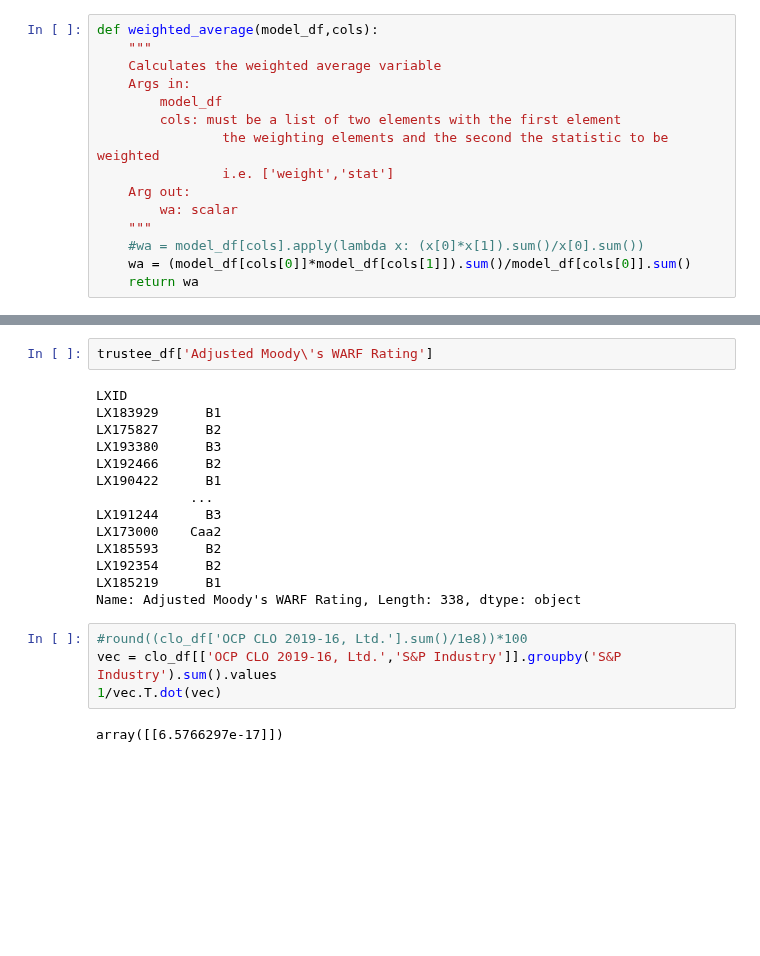
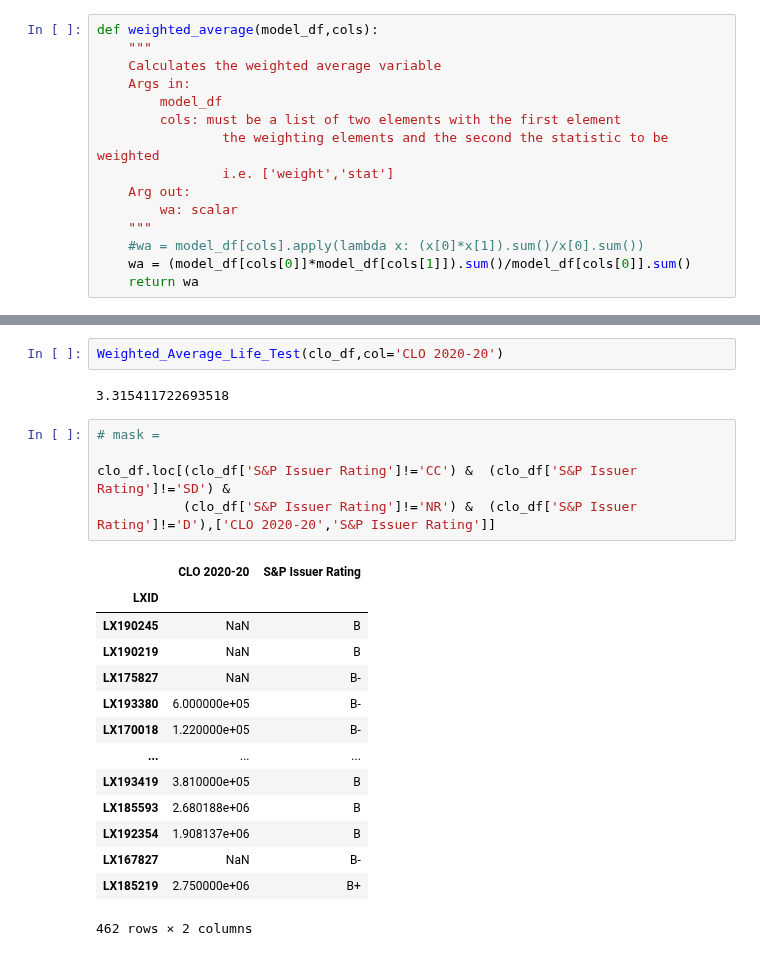
Before and after one commit to joshknechtel-gs/RM-IT, a Jupyter notebook: ComplianceChecks.ipynb, the cells around one changed output, grey strips where cells are left out. Drawn from its saved outputs; the diff is of its cells as text; blank space fills up the shorter version.

```diff
--- a/ComplianceChecks.ipynb
+++ b/ComplianceChecks.ipynb
@@ -523,22 +743,24 @@ dict(moodys_rfTable[['Moody\'s Rating Factor Table','RF']].values)
-# %%
-trustee_df['Adjusted Moody\'s WARF Rating']
-# %% [output]
-LXID
-LX183929      B1
-LX175827      B2
-LX193380      B3
-LX192466      B2
-LX190422      B1
-            ...
-LX191244      B3
-LX173000    Caa2
-LX185593      B2
-LX192354      B2
-LX185219      B1
-Name: Adjusted Moody's WARF Rating, Length: 338, dtype: object
-# %%
-#round((clo_df['OCP CLO 2019-16, Ltd.'].sum()/1e8))*100
-vec = clo_df[['OCP CLO 2019-16, Ltd.','S&P Industry']].groupby('S&P Industry').sum().values
-1/vec.T.dot(vec)
-# %% [output]
-array([[6.5766297e-17]])
+# %%
+Weighted_Average_Life_Test(clo_df,col='CLO 2020-20')
+# %% [output]
+3.315411722693518
+# %%
+# mask =
+
+clo_df.loc[(clo_df['S&P Issuer Rating']!='CC') &  (clo_df['S&P Issuer Rating']!='SD') &
+           (clo_df['S&P Issuer Rating']!='NR') &  (clo_df['S&P Issuer Rating']!='D'),['CLO 2020-20','S&P Issuer Rating']]
+# %% [output]
+|  | CLO 2020-20 | S&P Issuer Rating |
+| LXID |  |  |
+| LX190245 | NaN | B |
+| LX190219 | NaN | B |
+| LX175827 | NaN | B- |
+| LX193380 | 6.000000e+05 | B- |
+| LX170018 | 1.220000e+05 | B- |
+| ... | ... | ... |
+| LX193419 | 3.810000e+05 | B |
+| LX185593 | 2.680188e+06 | B |
+| LX192354 | 1.908137e+06 | B |
+| LX167827 | NaN | B- |
+| LX185219 | 2.750000e+06 | B+ |
+462 rows × 2 columns
```
Also changed, not shown: parts of 30 cells of this notebook.
